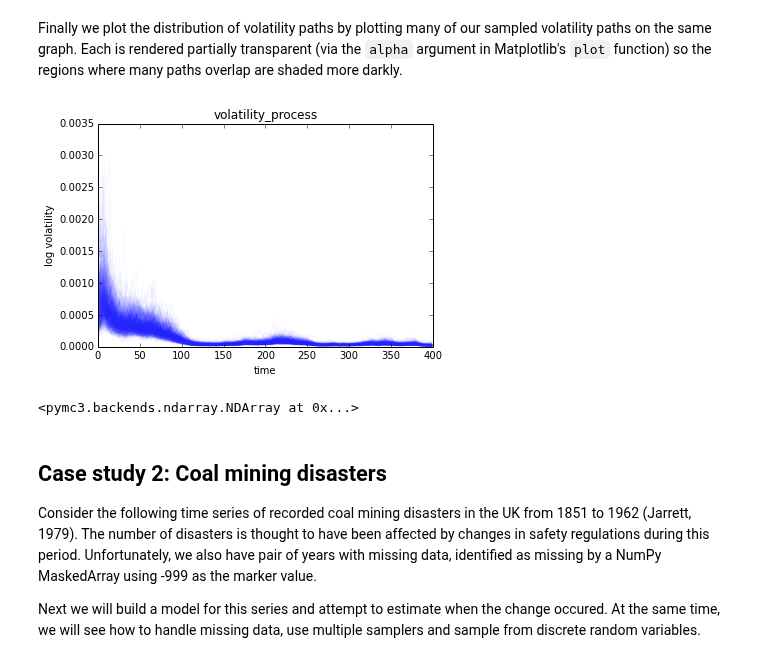
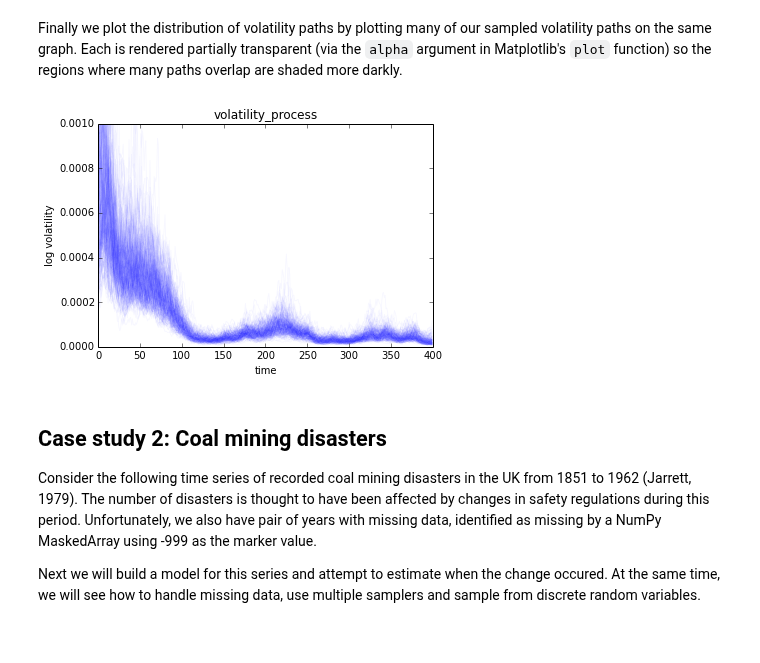
Before and after one commit to pymc-devs/uq_chapter, a Jupyter notebook: reference/UQ Handbook Chapter.ipynb, the cells around one changed output. Cells and saved outputs as stored; diff of their text form; code cells hidden in the pictures.

```diff
--- a/reference/UQ Handbook Chapter.ipynb
+++ b/reference/UQ Handbook Chapter.ipynb
@@ -369,15 +369,12 @@ traceplot(trace, [nu, sigma]);
 Finally we plot the distribution of volatility paths by plotting many of our sampled volatility paths on the same graph. Each is rendered partially transparent (via the `alpha` argument in Matplotlib's `plot` function) so the regions where many paths overlap are shaded more darkly.
 # %%
 pl.title("volatility_process");
-pl.plot(trace.get_values('volatility_process', combine=True)[::10].T,'b', alpha=.03);
+pl.plot(trace['volatility_process',::30].T,'b', alpha=.03);
+pl.ylim(0, .001)
 pl.xlabel('time');
 pl.ylabel('log volatility');
 # %% [output]
-[figure, old version]
+[figure, new version]
-# %%
-trace._traces[0]
-# %% [output]
-<pymc3.backends.ndarray.NDArray at 0x...>
 # %% [markdown]
 ## Case study 2: Coal mining disasters
 
```
Also changed, not shown: parts of 4 cells of this notebook.
